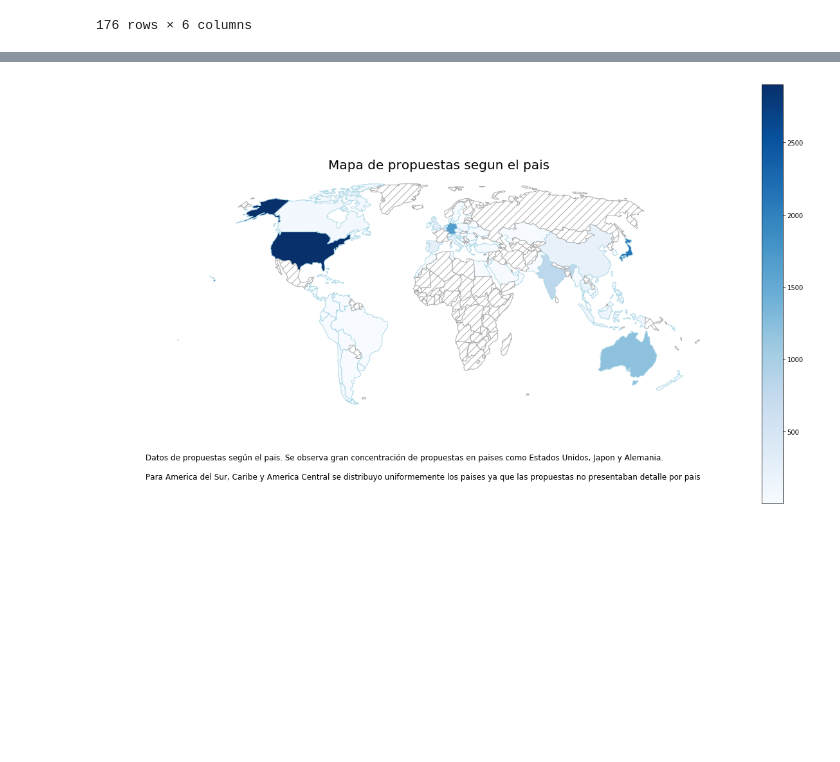
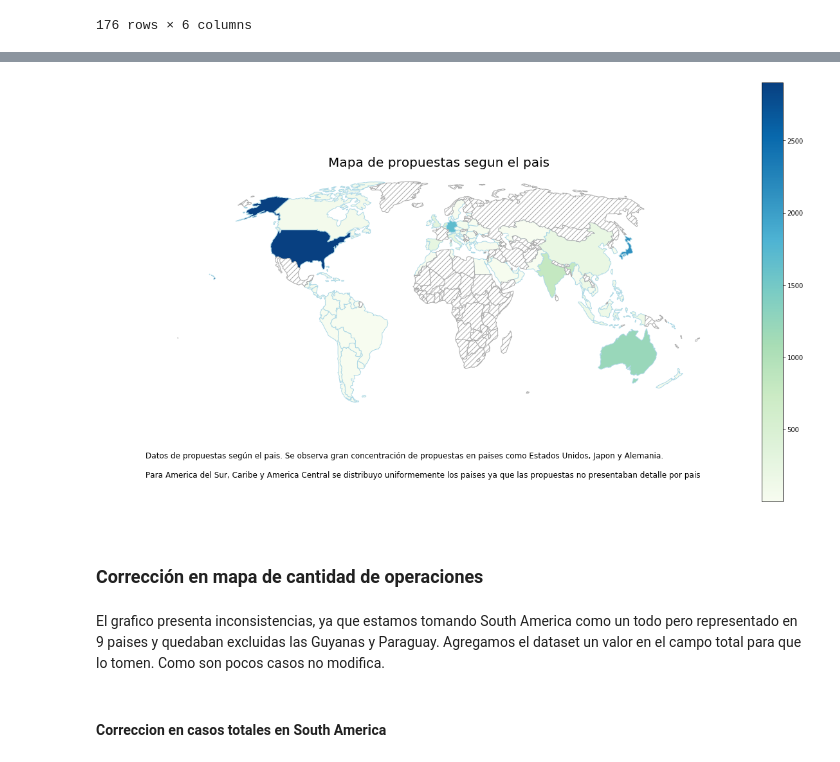
Before and after one commit to faristegui/tpdatos-2c-2020, a Jupyter notebook: tp1-cesar.ipynb, the cells around one changed output, grey strips where cells are left out. Drawn from its saved outputs; the diff is of its cells as text; code cells hidden in the pictures; blank space fills up the shorter version.

Commit message:
Se corrige mapa de oportunidades
Correccion en totales en mapas para America del Sur, America Central y Caribe

```diff
--- a/tp1-cesar.ipynb
+++ b/tp1-cesar.ipynb
@@ -161,0 +173,12 @@ df_train
+# %%
+def valoresNulos2(columna):
+
+    suma_null = columna.isna().sum()
+    total = columna.isna().count()
+    porcentaje_nulos = round(100* suma_null / total,2)
+
+    print (columna.name.ljust(35)  ,'{:6d}'.format(total) ,'{:19d}'.format(suma_null)  , '{:9.2f}'.format(porcentaje_nulos)+"%")
+    #return columna.name,total,suma_null,porcentaje_nulos
+# %%
+for col1 in df_train.columns:
+    valoresNulos2(df_train[col1])
@@ -1275,19 +1309,25 @@ Requirement already satisfied: six>=1.5 in /home/cesar/.local/lib/python3.5/site
 # %%
 paisesConCasos = world.dropna(subset=['Total'])
 paisesSinCasos = world[world['Total'].isna()]
 
-ax = paisesConCasos.plot(column='Total', cmap='Blues', figsize=(20, 12), k=12, legend=True, edgecolor='lightblue')
-paisesSinCasos.plot(ax=ax, color='#ffffff', hatch='//', edgecolor='#aaaaaa')
+ax = paisesConCasos.plot(column='Total', cmap='RdYlBu_r', figsize=(20, 12), k=12, legend=True, edgecolor='lightblue')
+paisesSinCasos.plot(ax=ax, color='#ffffff', hatch='///', edgecolor='#aaaaaa')
 
 ax.set_title('Mapa de propuestas segun el pais', fontdict={'fontsize': 20}, loc='center')
 description = '''
 Datos de propuestas según el pais. Se observa gran concentración de propuestas en paises como Estados Unidos, Japon y Alemania. \n
 Para America del Sur, Caribe y America Central se distribuyo uniformemente los paises ya que las propuestas no presentaban detalle por pais'''.strip()
 ax.annotate(description, xy=(0.07, 0.1), size=12, xycoords='figure fraction')
 
 ax.set_axis_off()
 legend = ax.get_legend()
 #legend.set_bbox_to_anchor((.11, .4))
 #legend.prop.set_size(12)
 # %% [output]
-[figure, old version]
+[figure, new version]
+# %% [markdown]
+### Corrección en mapa de cantidad de operaciones
+# %% [markdown]
+El grafico presenta inconsistencias, ya que estamos tomando South America como un todo pero representado en 9 paises y quedaban excluidas las Guyanas y Paraguay. Agregamos el dataset un valor en el campo total para que lo tomen. Como son pocos casos no modifica.
+# %% [markdown]
+#### Correccion en casos totales en South America
```
Also changed, not shown: parts of 44 cells of this notebook.
